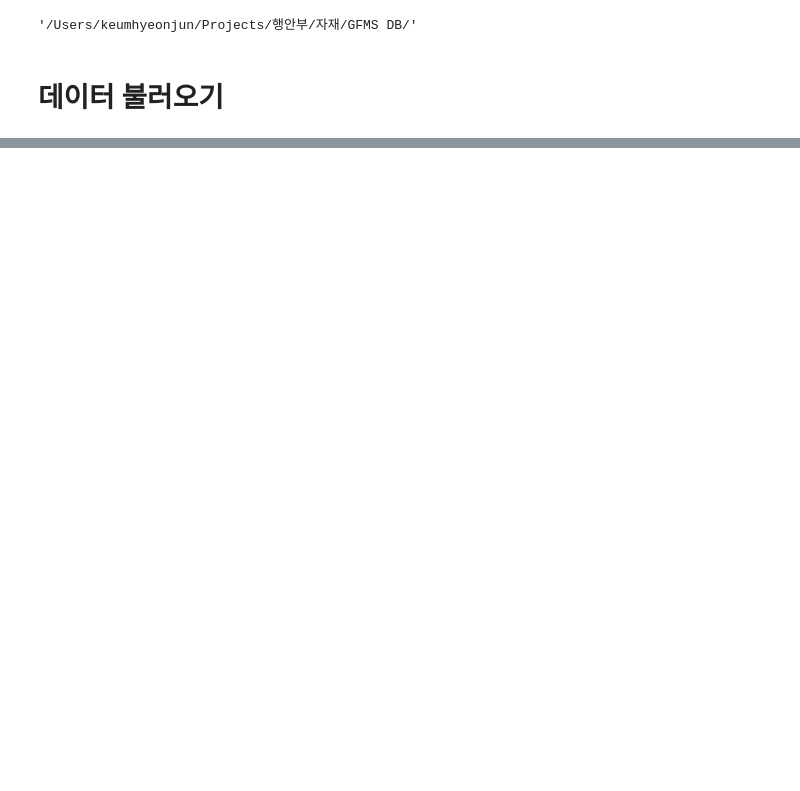
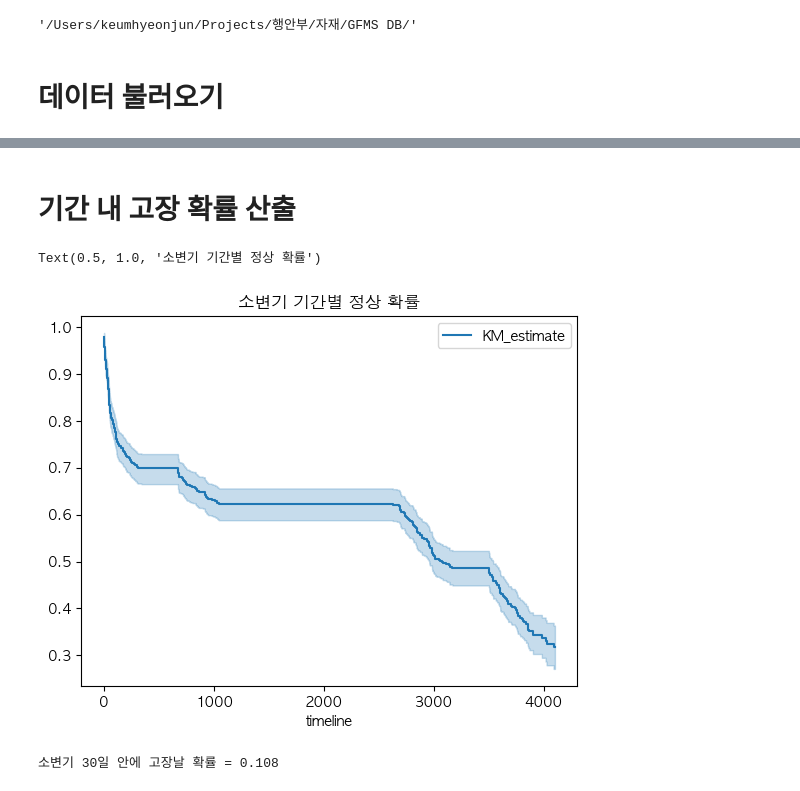
Before and after one commit to KeumHyeonJun/Governmnet_project, a Jupyter notebook: 자재/장비생애예측_final.ipynb, the cells around one changed output, grey strips where cells are left out. Saved outputs shown, nothing was run; the diff lists cells and outputs as text; code cells hidden in the pictures; blank space fills up the shorter version.

```diff
--- a/자재/장비생애예측_final.ipynb
+++ b/자재/장비생애예측_final.ipynb
@@ -67,13 +67,13 @@ jajae = jajae[['job_cd','outw_day','mat_cd','outw_qty','mat_nm_x','jajae_class_n
 
 
 jangbi = pd.merge(FMSA11_작업장비이력, fmsx05, how='inner', on='fac_cd')
-data = pd.merge(fmsa10,jangbi, on='job_cd',how = 'inner')
+jangbi_broken = pd.merge(fmsa10,jangbi, on='job_cd',how = 'inner')
 
-data.drop(['job_cont','chg_sysdt','chg_emp_no'],axis=1,inplace=True)
-data = data.dropna()
+jangbi_broken.drop(['job_cont','chg_sysdt','chg_emp_no'],axis=1,inplace=True)
+jangbi_broken = jangbi_broken.dropna()
 
-data['자재매칭여부'] = data['job_cd']
-arr_장비 = list(data['job_cd'])
+jangbi_broken['자재매칭여부'] = jangbi_broken['job_cd']
+arr_장비 = list(jangbi_broken['job_cd'])
 arr_자재 = list(jajae['job_cd'])
 #자재 매칭이 안되는 경우
 arr = list(set(arr_장비)- set(arr_자재))
@@ -84,8 +84,8 @@ def function(x):
     else:
          return 1
 
-data['자재매칭여부'] = data['자재매칭여부'].apply(function)
-df = pd.merge(data,jajae, on='job_cd',how = 'inner')
+jangbi_broken['자재매칭여부'] = jangbi_broken['자재매칭여부'].apply(function)
+df = pd.merge(jangbi_broken,jajae, on='job_cd',how = 'inner')
 
 final = df[['job_cd','job_nm','job_jisi_dt','job_enddt','job_shm','job_ehm','job_class_nm_1','job_class_nm_2','job_class_nm_3','job_class_nm_4','fac_cd','fac_nm','fac_instdt','mat_cd','mat_nm_x',
            'jangbi_class_nm_1','jangbi_class_nm_2','jangbi_class_nm_3','jangbi_class_nm_4','자재매칭여부','mat_nm_x','jajae_class_nm_1','jajae_class_nm_2','jajae_class_nm_3','jajae_class_cd_3']]
@@ -91,0 +130,12 @@ final = df[['job_cd','job_nm','job_jisi_dt','job_enddt','job_shm','job_ehm','job
+# %%
+for i in range(len(jangbi_broken)):
+    if i == 0:
+        jangbi_broken['작업-작업간격'].iloc[i] = jangbi_broken['설치-작업간격'].iloc[i]
+    else :
+        now_data = jangbi_broken['fac_cd'].iloc[i]
+        past_data = jangbi_broken['fac_cd'].iloc[i-1]
+        if now_data == past_data:
+            jangbi_broken['작업-작업간격'].iloc[i] = jangbi_broken['설치-작업간격'].iloc[i] - jangbi_broken['설치-작업간격'].iloc[i-1]
+        else :
+            jangbi_broken['작업-작업간격'].iloc[i] = jangbi_broken['설치-작업간격'].iloc[i]
+jangbi_broken.head()
@@ -91,0 +201,26 @@ final = df[['job_cd','job_nm','job_jisi_dt','job_enddt','job_shm','job_ehm','job
+# %% [markdown]
+# 기간 내 고장 확률 산출
+# %%
+import matplotlib.pyplot as plt
+from lifelines import KaplanMeierFitter
+
+plt.rc('font', family='AppleGothic')
+plt.rcParams['axes.unicode_minus'] = False
+# %%
+장비명 = '소변기'
+input_data = analysis_data[analysis_data['jangbi_class_nm_4']==장비명]
+
+
+kmf = KaplanMeierFitter()
+input_data.sort_values(by='작업-작업간격', ascending=True)
+kmf.fit(durations=input_data['작업-작업간격'], event_observed=input_data['status'])
+kmf.plot_survival_function()
+plt.title(장비명+' 기간별 정상 확률')
+# %% [output]
+Text(0.5, 1.0, '소변기 기간별 정상 확률')
+[figure, added]
+# %%
+기간_일 = 30
+print(f'{장비명} {기간_일}일 안에 고장날 확률 = {(1- kmf.predict(기간_일)).round(3)}')
+# %% [output]
+소변기 30일 안에 고장날 확률 = 0.108
```
Also changed, not shown: parts of 5 cells of this notebook, 1 other file.
